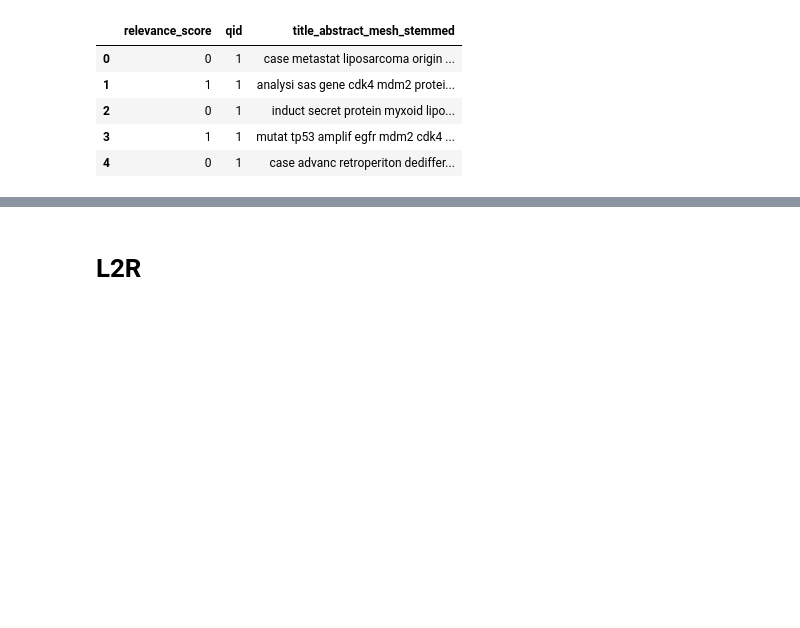
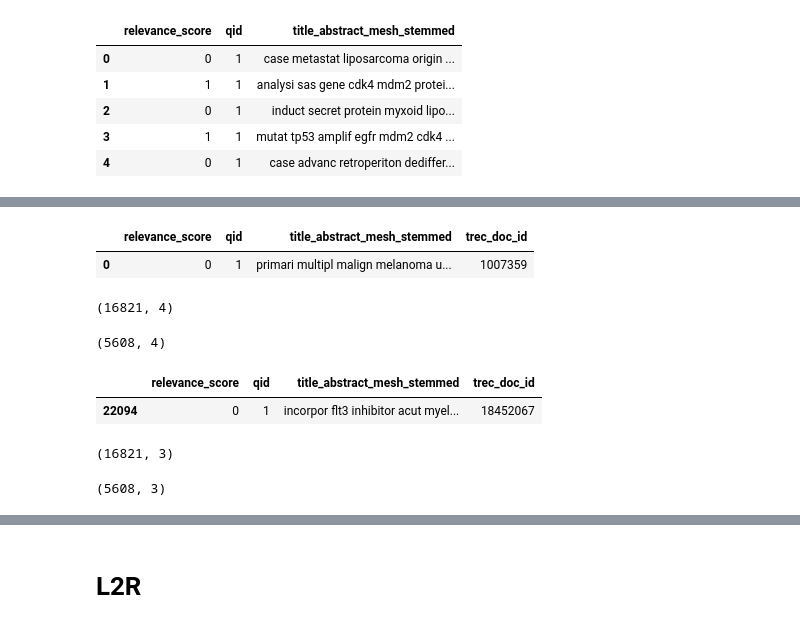
Before and after one commit to hyperlist/trec-pm, a Jupyter notebook: notebooks/L2R.ipynb, the cells around one changed output, grey strips where cells are left out. Saved outputs shown, nothing was run; the diff lists cells and outputs as text; code cells hidden in the pictures; blank space fills up the shorter version.

Commit message:
Adding Validation file and checking feature_importance

```diff
--- a/notebooks/L2R.ipynb
+++ b/notebooks/L2R.ipynb
@@ -92,9 +74,9 @@ trainData.head()
 | 4 | 4 | 1 | 10466061 | Human PM | Exact | Missing Gene | ... |
 5 rows × 24 columns
 # %%
-testData = pd.read_csv(gsTestFile, sep = '\t', encoding='utf8', dtype={'trec_doc_id':object})
-testData.fillna("", inplace=True) # ?
-testData.head()
+testValData = pd.read_csv(gsTestFile, sep = '\t', encoding='utf8', dtype={'trec_doc_id':object})
+testValData.fillna("", inplace=True)
+testValData.head()
 # %% [output]
 |  | Unnamed: 0 | trec_topic_number | trec_doc_id | pm_rel_desc | disease_desc | gene1_annotation_desc | ... |
 | 0 | 0 | 1 | 1007359 | Human PM | More Specific | Missing Gene | ... |
@@ -182,15 +164,15 @@ pd.set_option('display.max_colwidth', -1)
 removePunctuation = str.maketrans('\n', ' ', string.punctuation)
 
 # Transforms the text to lower case, remove punctuations, get the stemms of words
-testData['title_abstract_mesh'] = testData[['title', 'abstract', "major_mesh", "minor_mesh"]].apply(lambda x: ''.join(re.sub(r';|\/', ' ', x.to_string(index=False).lower()).translate(removePunctuation)), axis=1)
-testData['title_abstract_mesh_stemmed'] = testData['title_abstract_mesh'].apply(tokenizeSnowball)
+testValData['title_abstract_mesh'] = testValData[['title', 'abstract', "major_mesh", "minor_mesh"]].apply(lambda x: ''.join(re.sub(r';|\/', ' ', x.to_string(index=False).lower()).translate(removePunctuation)), axis=1)
+testValData['title_abstract_mesh_stemmed'] = testValData['title_abstract_mesh'].apply(tokenizeSnowball)
 
-np.unique(testData['pm_rel_desc'])
+np.unique(testValData['pm_rel_desc'])
 
-testData["qid"] = "0"
-testData["qid"][testData["pm_rel_desc"] == "Human PM"] = "1"
-testData["qid"][testData["pm_rel_desc"] == "Animal PM"] = "1"
+testValData["qid"] = "0"
+testValData["qid"][testValData["pm_rel_desc"] == "Human PM"] = "1"
+testValData["qid"][testValData["pm_rel_desc"] == "Animal PM"] = "1"
 
-testDataSliced = testData[['relevance_score','qid','title_abstract_mesh_stemmed']]
-testDocId = testData[['trec_doc_id']]
-testDataSliced.head()
+testData = testValData[['relevance_score','qid','title_abstract_mesh_stemmed']]
+testDocId = testValData[['trec_doc_id']]
+testData.head()
@@ -212 +208,33 @@ See the caveats in the documentation: http://pandas.pydata.org/pandas-docs/stabl
+# %%
+testValDataSliced.head(1)
+# %% [output]
+|  | relevance_score | qid | title_abstract_mesh_stemmed | trec_doc_id |
+| 0 | 0 | 1 | primari multipl malign melanoma u... | 1007359 |
+# %%
+# split into validation and testing
+testDataSliced, valDataSliced, yT, yV = train_test_split(testValDataSliced, testValDataSliced['qid'], test_size=0.25)
+testDataSliced.shape
+# %% [output]
+(16821, 4)
+# %%
+valDataSliced.shape
+# %% [output]
+(5608, 4)
+# %%
+valDataSliced.head(1)
+# %% [output]
+|  | relevance_score | qid | title_abstract_mesh_stemmed | trec_doc_id |
+| 22094 | 0 | 1 | incorpor flt3 inhibitor acut myel... | 18452067 |
+# %%
+testDocId = testDataSliced[['trec_doc_id']]
+testData = testDataSliced[['relevance_score','qid','title_abstract_mesh_stemmed']]
+testData.shape
+# %% [output]
+(16821, 3)
+# %%
+valDocId = valDataSliced[['trec_doc_id']]
+valData = valDataSliced[['relevance_score','qid','title_abstract_mesh_stemmed']]
+valData.shape
+# %% [output]
+(5608, 3)
 # %% [markdown]
```
Also changed, not shown: parts of 49 cells of this notebook.
